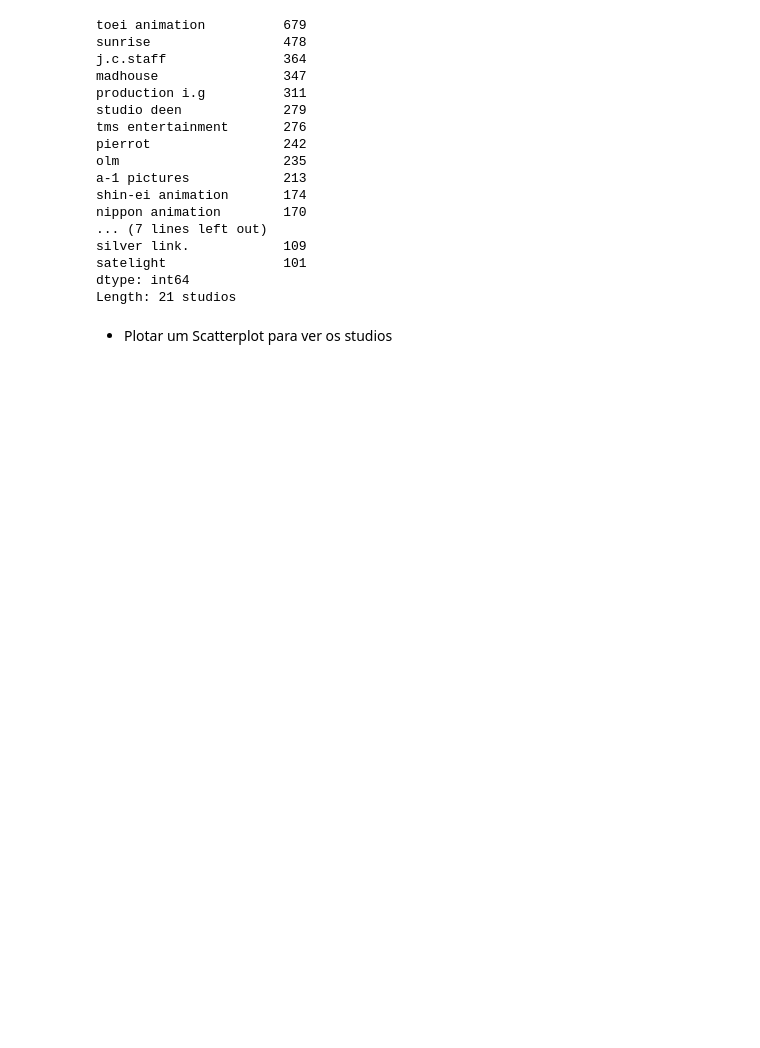
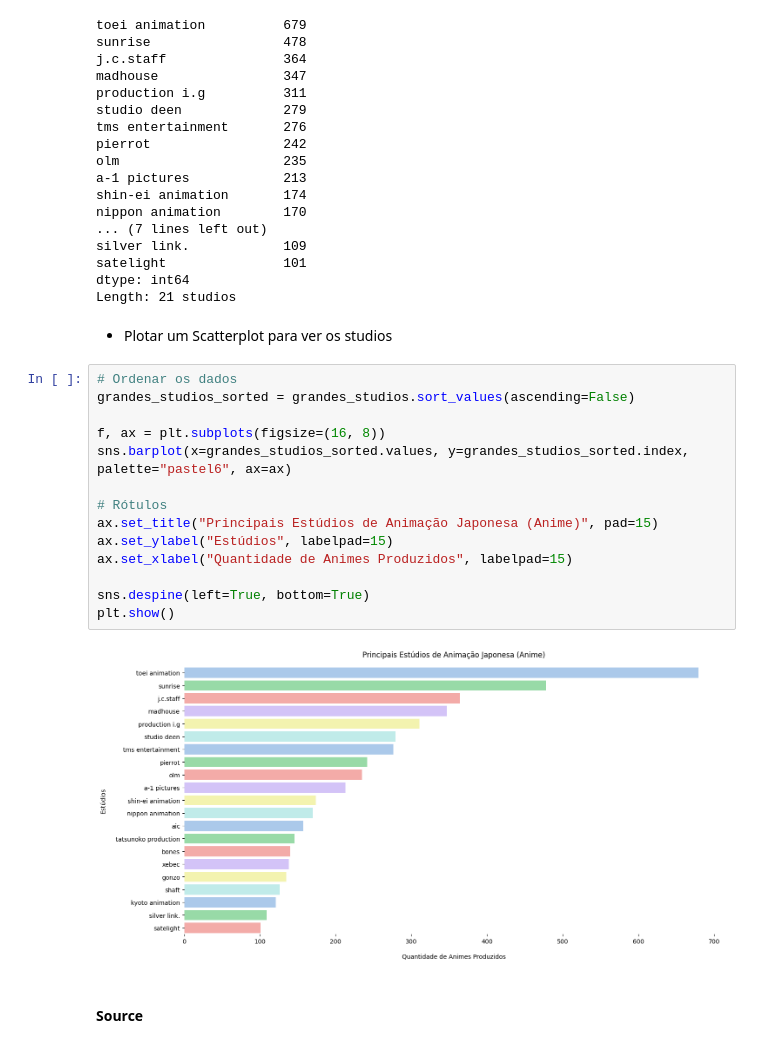
Before and after one commit to guievbs/anime-insights, a Jupyter notebook: notebooks/analise.ipynb, the cells around one changed output. Cells and saved outputs as stored; diff of their text form; blank space fills up the shorter version.

```diff
--- a/notebooks/analise.ipynb
+++ b/notebooks/analise.ipynb
@@ -520,3 +535,21 @@ dtype: int64
 Length: 21 studios
 # %% [markdown]
 - Plotar um Scatterplot para ver os studios
+# %%
+# Ordenar os dados
+grandes_studios_sorted = grandes_studios.sort_values(ascending=False)
+
+f, ax = plt.subplots(figsize=(16, 8))
+sns.barplot(x=grandes_studios_sorted.values, y=grandes_studios_sorted.index, palette="pastel6", ax=ax)
+
+# Rótulos
+ax.set_title("Principais Estúdios de Animação Japonesa (Anime)", pad=15)
+ax.set_ylabel("Estúdios", labelpad=15)
+ax.set_xlabel("Quantidade de Animes Produzidos", labelpad=15)
+
+sns.despine(left=True, bottom=True)
+plt.show()
+# %% [output]
+[figure, added]
+# %% [markdown]
+#### Source
```
Also changed, not shown: parts of 9 cells of this notebook.
